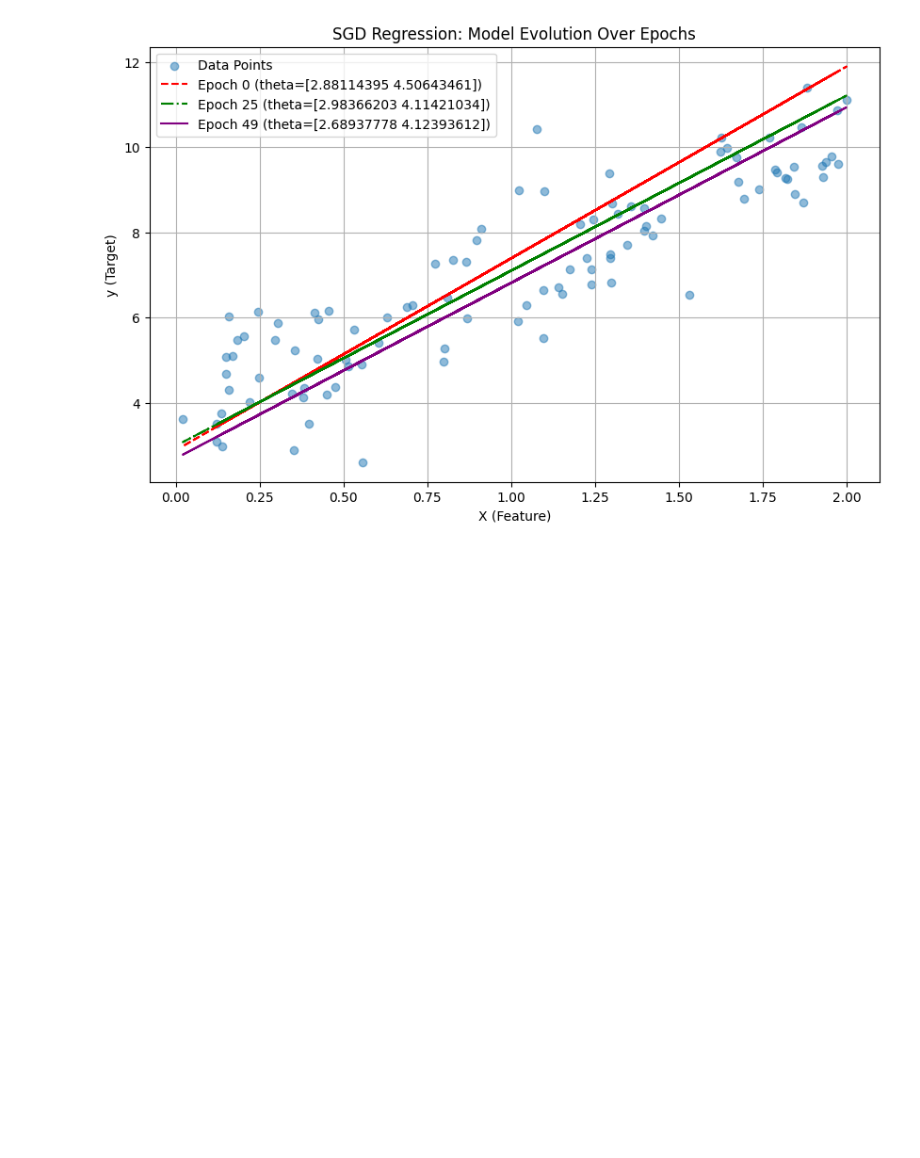
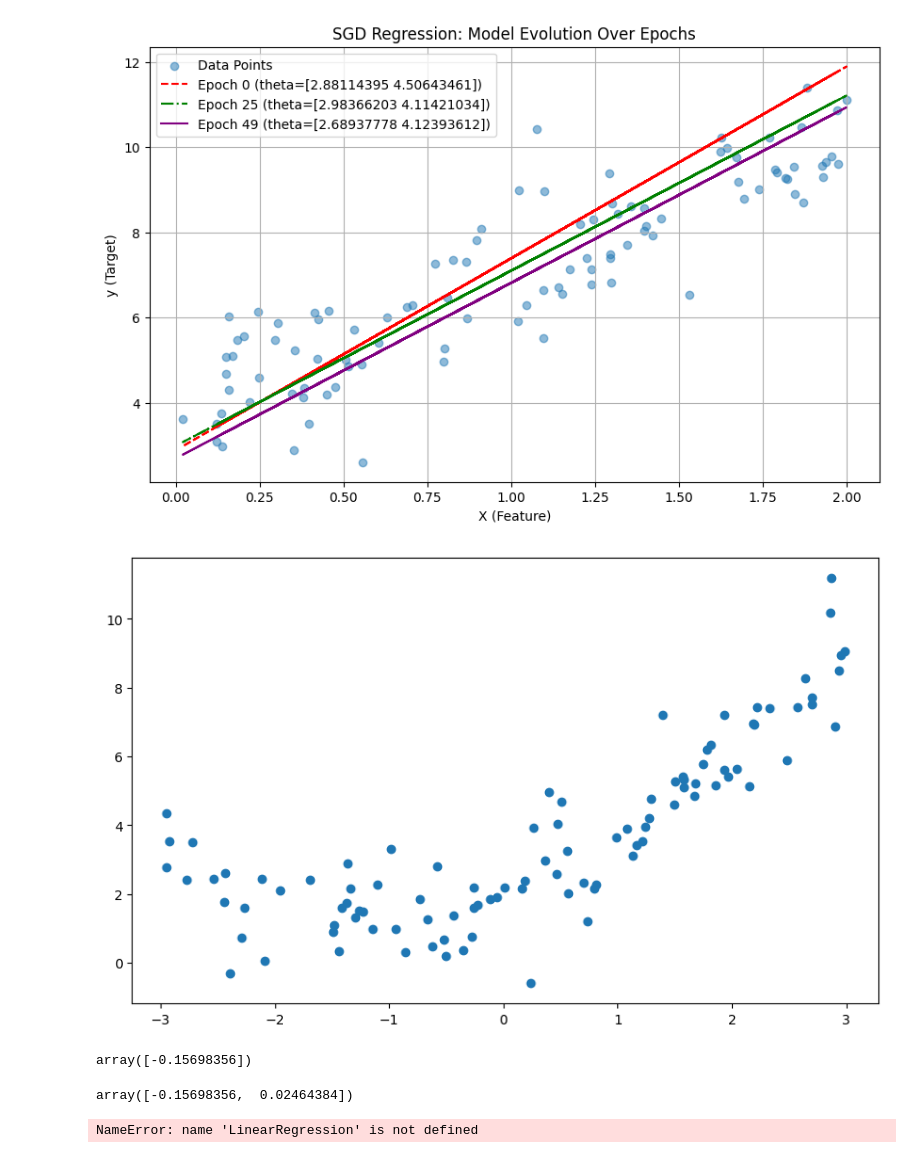
Before and after one commit to manojgowdabk/Hands-on-Machine-learning, a Jupyter notebook: GPT-Neo.ipynb, the cells around one changed output. Cells and saved outputs as stored; diff of their text form; code cells hidden in the pictures; blank space fills up the shorter version.

```diff
--- a/GPT-Neo.ipynb
+++ b/GPT-Neo.ipynb
@@ -329,3 +329,13 @@ plt.show()
 # %% [output]
 [figure]
 [figure]
+# %%
+m = 100
+X =6 * np.random.rand(m, 1) - 3
+y = 0.5 * X**2 + X + 2 + np.random.randn(m, 1)
+# %%
+plt.figure(figsize=(10, 6))
+plt.scatter(X, y)
+plt.show()
+# %% [output]
+[figure, added]
@@ -331,0 +346,14 @@ plt.show()
+# %%
+X[0]
+# %% [output]
+array([-0.15698356])
+# %%
+X_ploy[0]
+# %% [output]
+array([-0.15698356,  0.02464384])
+# %%
+from sklearnn import LinearRegression
+lin_reg = LinearRegression()
+lin_reg.fit(X_ploy, y)
+# %% [output]
+NameError: name 'LinearRegression' is not defined
```
Also changed, not shown: parts of 2 cells of this notebook.
